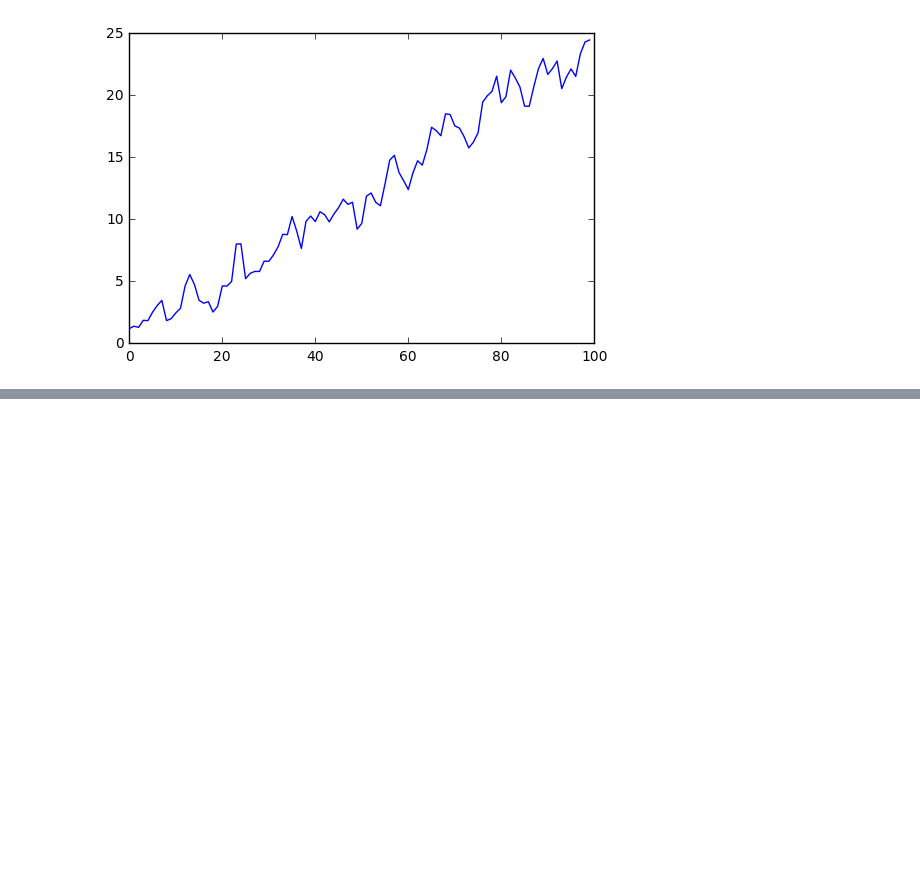
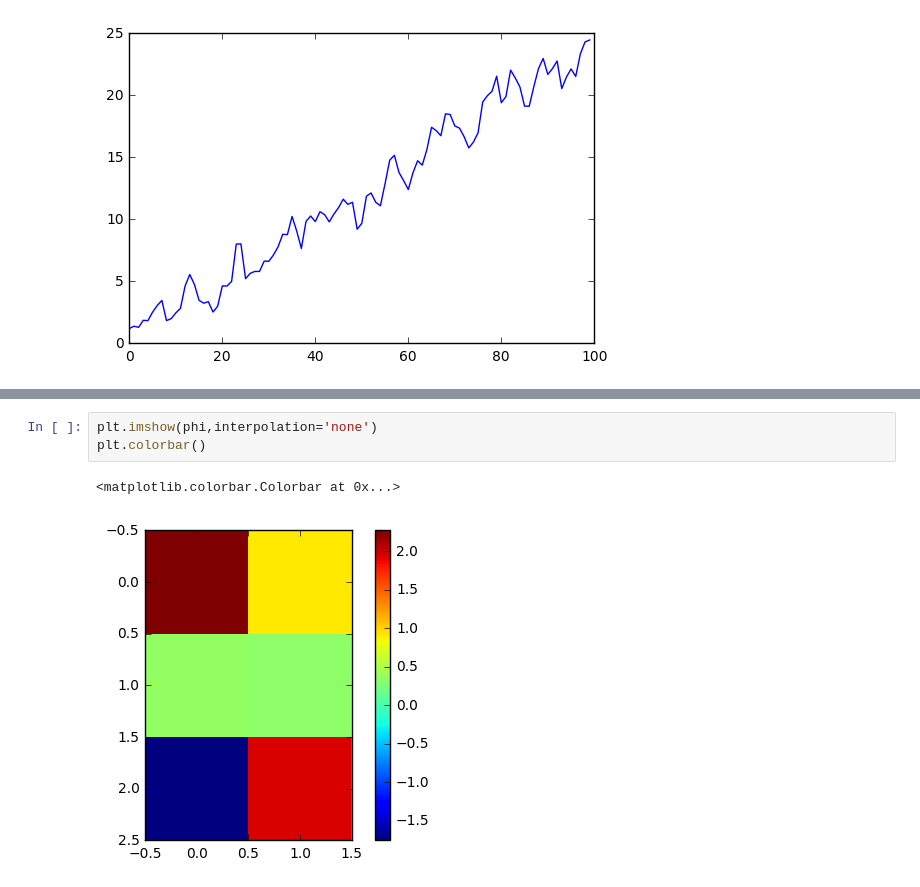
Before and after one commit to sudhNau/Baysian, a Jupyter notebook: datagenerator.ipynb, the cells around one changed output, grey strips where cells are left out. Cells and saved outputs as stored; diff of their text form; blank space fills up the shorter version.

```diff
--- a/datagenerator.ipynb
+++ b/datagenerator.ipynb
@@ -122,0 +144,6 @@ C
+# %%
+plt.imshow(phi,interpolation='none')
+plt.colorbar()
+# %% [output]
+<matplotlib.colorbar.Colorbar at 0x...>
+[figure, added]
```
Also changed, not shown: parts of 33 cells of this notebook, 4 other files.
